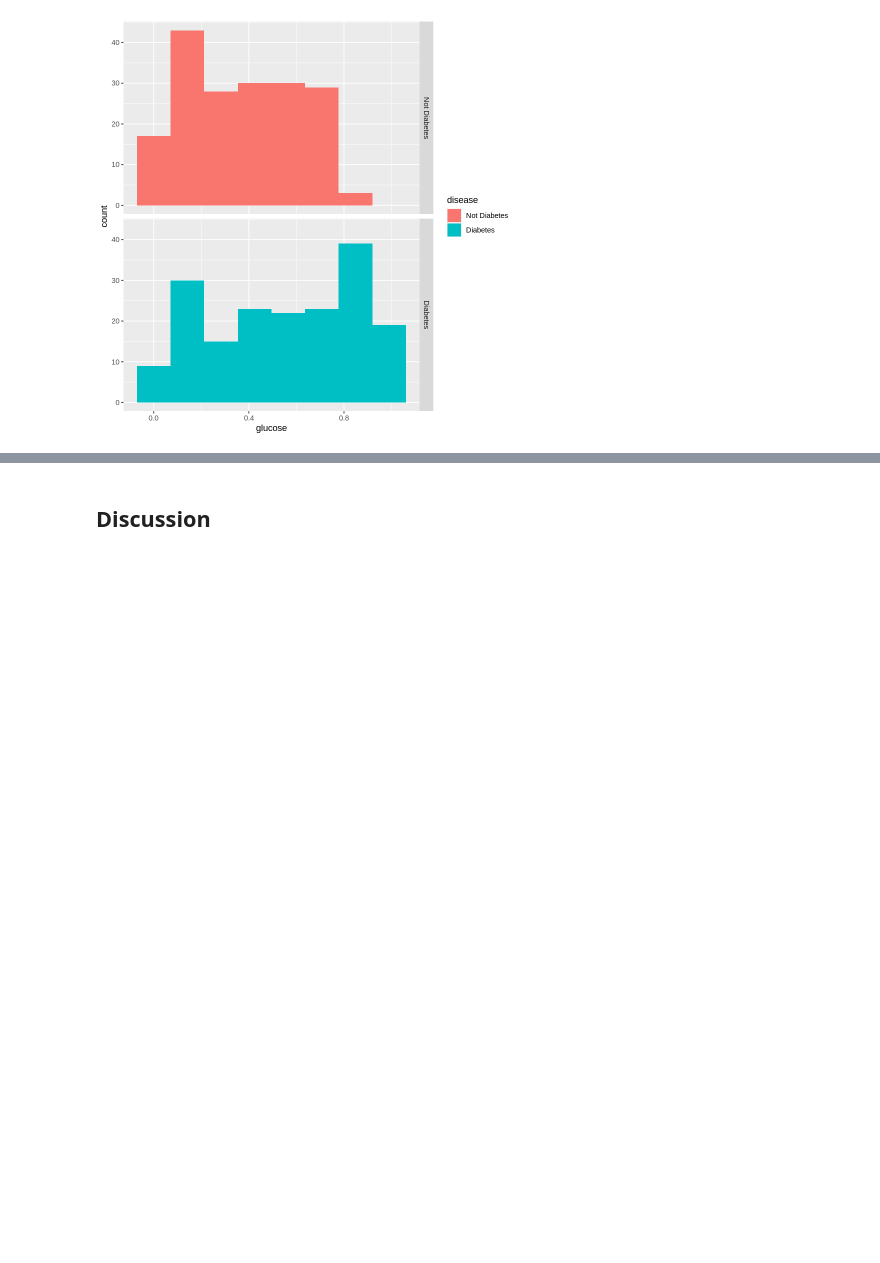
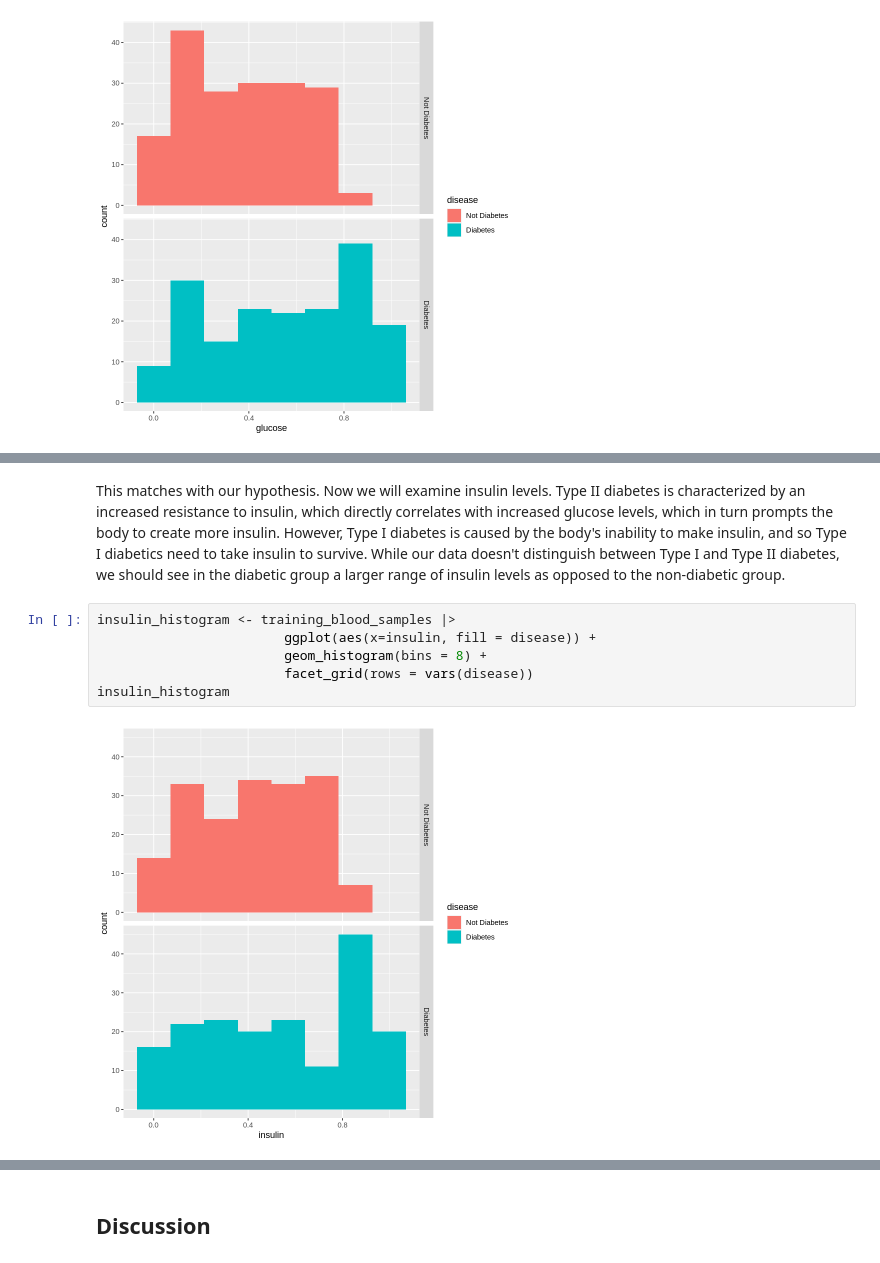
Before and after one commit to kevin-wu01/dsci-100-2023w2-group-39, a Jupyter notebook: group_project_report.ipynb, the cells around one changed output, grey strips where cells are left out. Saved outputs shown, nothing was run; the diff lists cells and outputs as text; blank space fills up the shorter version.

```diff
--- a/group_project_report.ipynb
+++ b/group_project_report.ipynb
@@ -191,0 +203,10 @@ glucose_histogram
+# %% [markdown]
+This matches with our hypothesis. Now we will examine insulin levels. Type II diabetes is characterized by an increased resistance to insulin, which directly correlates with increased glucose levels, which in turn prompts the body to create more insulin. However, Type I diabetes is caused by the body's inability to make insulin, and so Type I diabetics need to take insulin to survive. While our data doesn't distinguish between Type I and Type II diabetes, we should see in the diabetic group a larger range of insulin levels as opposed to the non-diabetic group.
+# %%
+insulin_histogram <- training_blood_samples |>
+                        ggplot(aes(x=insulin, fill = disease)) +
+                        geom_histogram(bins = 8) +
+                        facet_grid(rows = vars(disease))
+insulin_histogram
+# %% [output]
+[figure, added]
```
Also changed, not shown: parts of 13 cells of this notebook.
